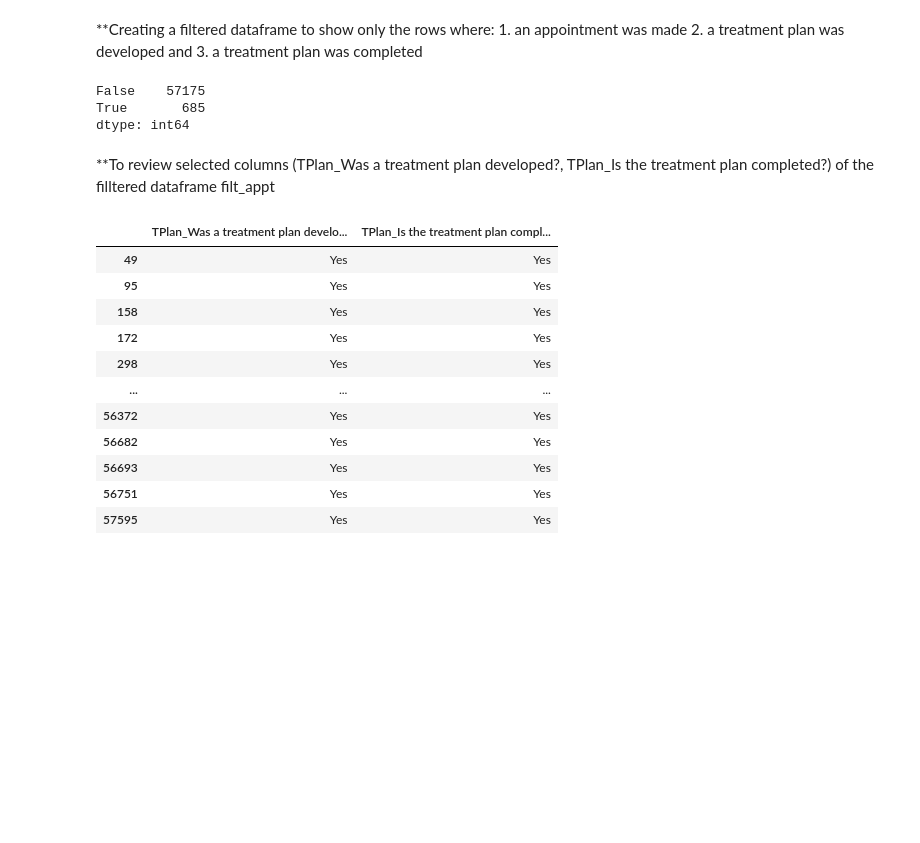
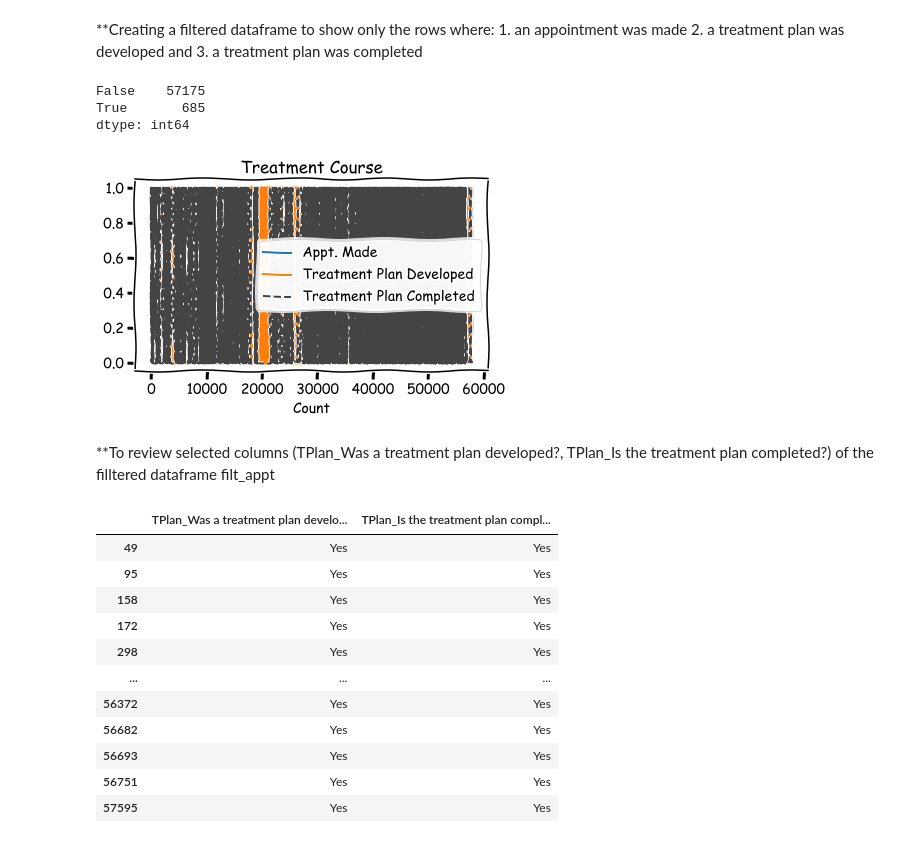
Before and after one commit to Jmiah789/smile-on-get_tootha_choppa, a Jupyter notebook: notebooks/Group.ipynb, the cells around one changed output. Drawn from its saved outputs; the diff is of its cells as text; code cells hidden in the pictures; blank space fills up the shorter version.

```diff
--- a/notebooks/Group.ipynb
+++ b/notebooks/Group.ipynb
@@ -174,6 +174,25 @@ filt_appt_tpd_tpc.value_counts()
 False    57175
 True       685
 dtype: int64
+# %%
+from matplotlib import pyplot as plt
+plt.xkcd()
+plt.plot(filt_appt, label='Appt. Made')
+plt.plot(filt_appt_tpd, label='Treatment Plan Developed')
+plt.plot(filt_appt_tpd_tpc, color='#444444', linestyle='--', label='Treatment Plan Completed')
+plt.xlabel('Count')
+
+plt.title('Treatment Course')
+
+plt.legend()
+
+plt.tight_layout()
+
+
+
+plt.show()
+# %% [output]
+[figure, added]
 # %% [markdown]
 **To review selected columns (TPlan_Was a treatment plan developed?, TPlan_Is the treatment plan completed?) of the filltered dataframe filt_appt
 # %%
```
Also changed, not shown: parts of 7 cells of this notebook, 1 other file.
